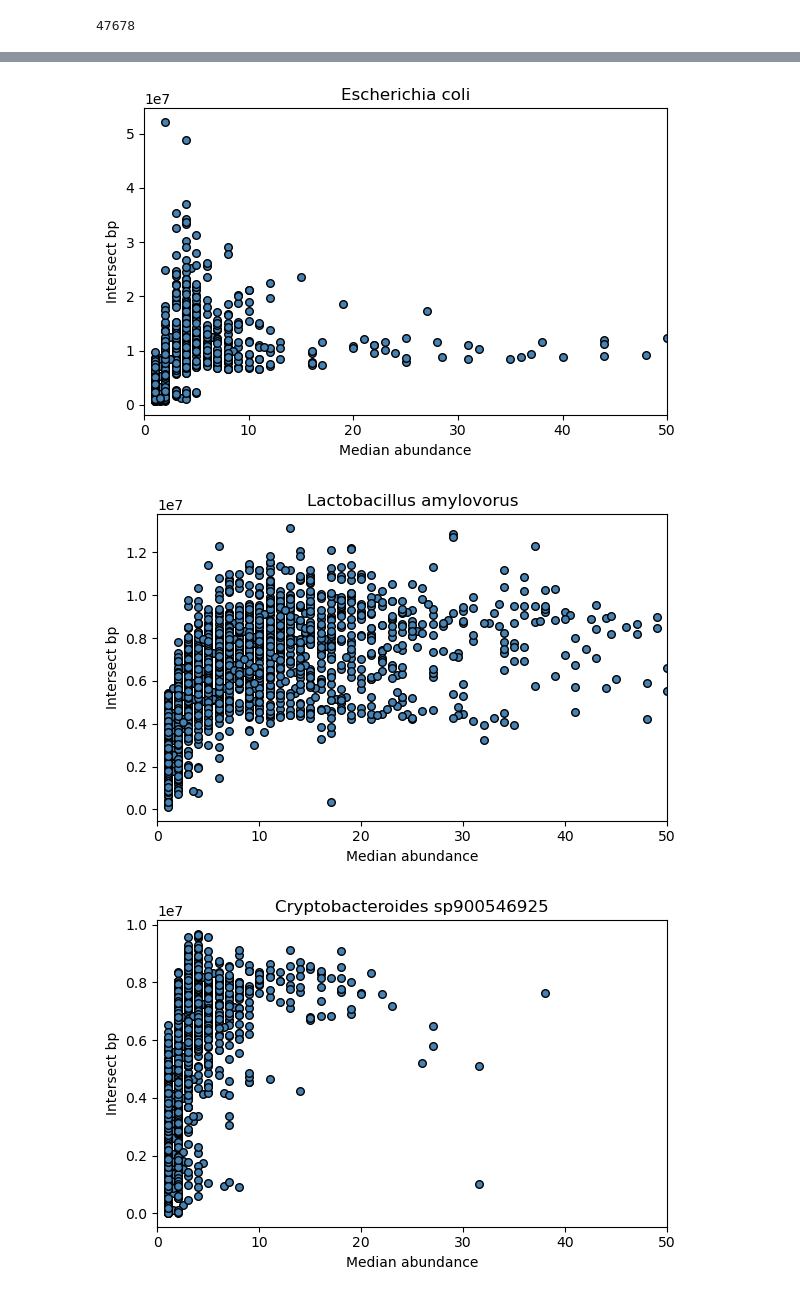
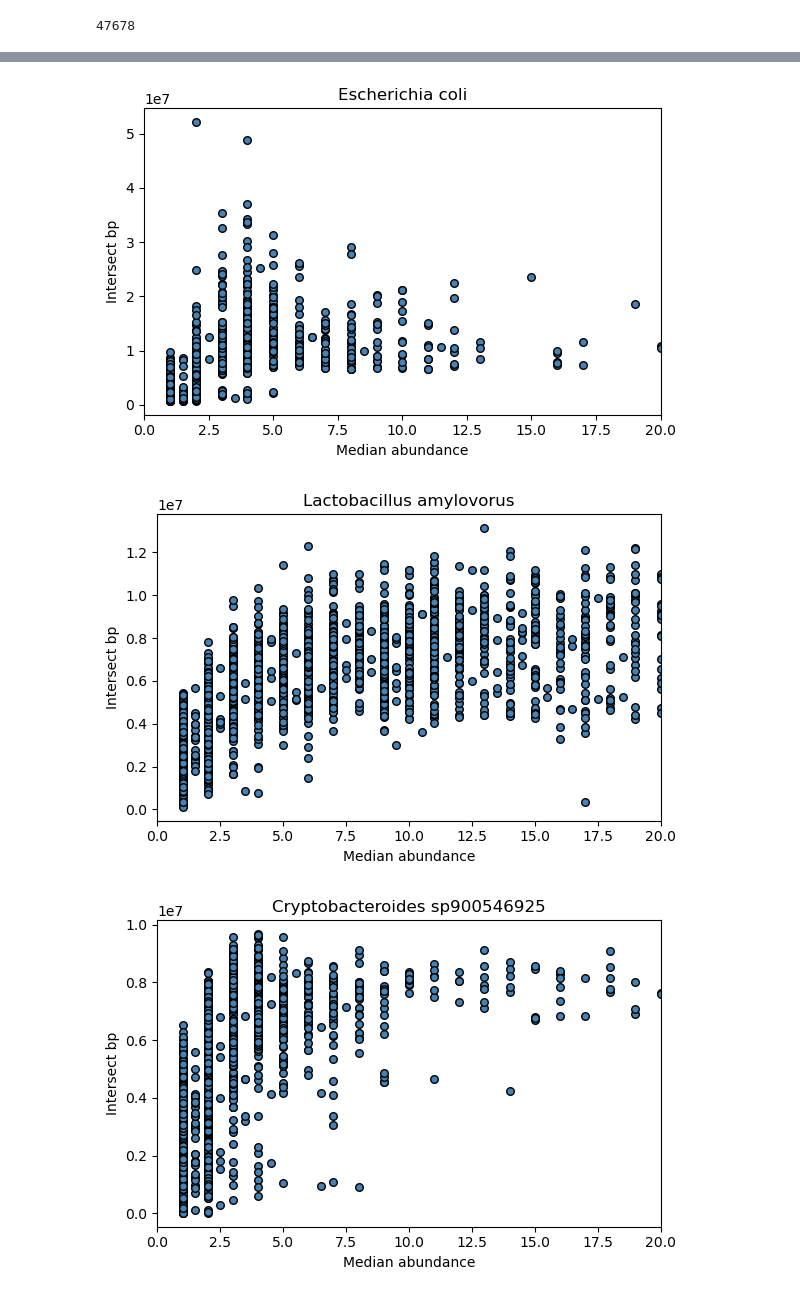
Before and after one commit to AnneliektH/2025-pig-binning-plots, a Jupyter notebook: notebooks/get_medianabund_intersectbp_corespp.ipynb, the cells around one changed output, grey strips where cells are left out. Cells and saved outputs as stored; diff of their text form; code cells hidden in the pictures.

```diff
--- a/notebooks/get_medianabund_intersectbp_corespp.ipynb
+++ b/notebooks/get_medianabund_intersectbp_corespp.ipynb
@@ -72,6 +72,6 @@ df2['name'] = df2['name'].str.replace('^s__', '', regex=True)
 # %%
 counts = df2['name'].value_counts()
 # %%
-core_species = counts[counts > 3000].index.tolist()
+core_species = counts[counts > 3100].index.tolist()
 len(core_species)
 # %% [output]
@@ -99,18 +99,18 @@ df_mbases = pd.merge(df_meta, df2, left_on='acc', right_on='query_name', how='in
 # %%
 
 
 
 for name in core_species:
     sub = df2[df2["name"] == name]
     plt.figure(figsize=(6,4))
     plt.scatter(sub["median_abund"], sub["intersect_bp"], s=30, color="steelblue", edgecolor="k")
     plt.xlabel("Median abundance")
     plt.ylabel("Intersect bp")
     plt.title(name)
-    plt.xlim(0, 50)
+    plt.xlim(0, 20)
     plt.tight_layout()
     plt.show()
 # %% [output]
-[figure, old version]
+[figure, new version]
-[figure, old version]
+[figure, new version]
-[figure, old version]
+[figure, new version]
```
Also changed, not shown: parts of 3 cells of this notebook.
